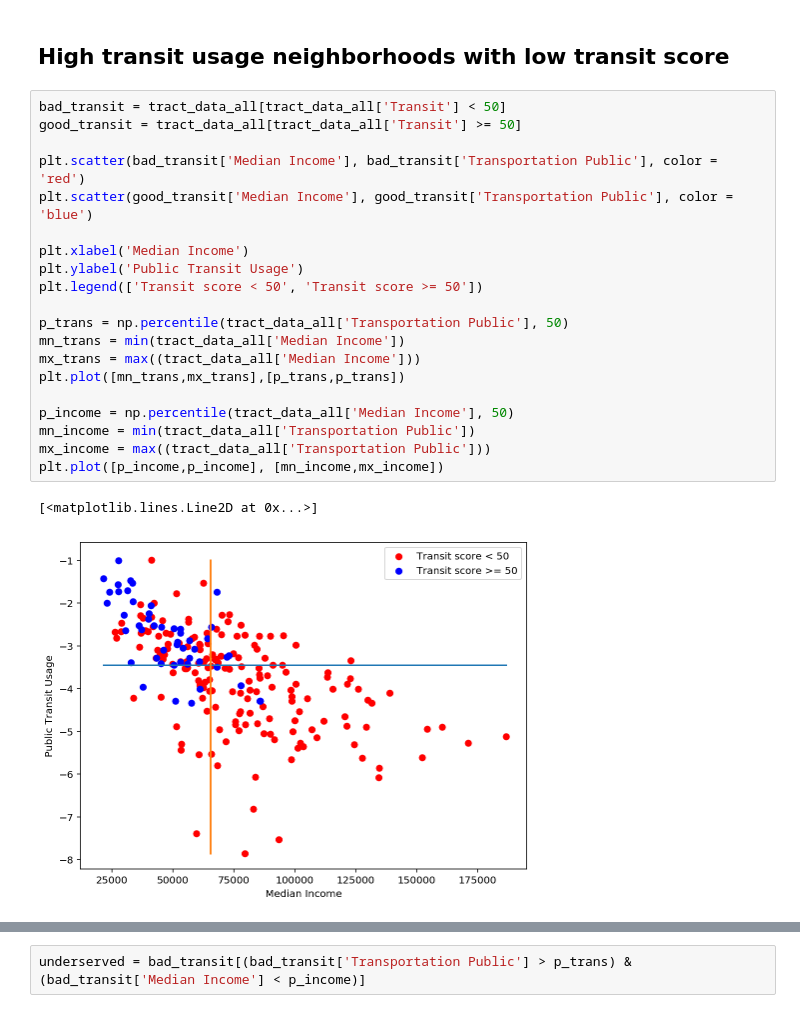
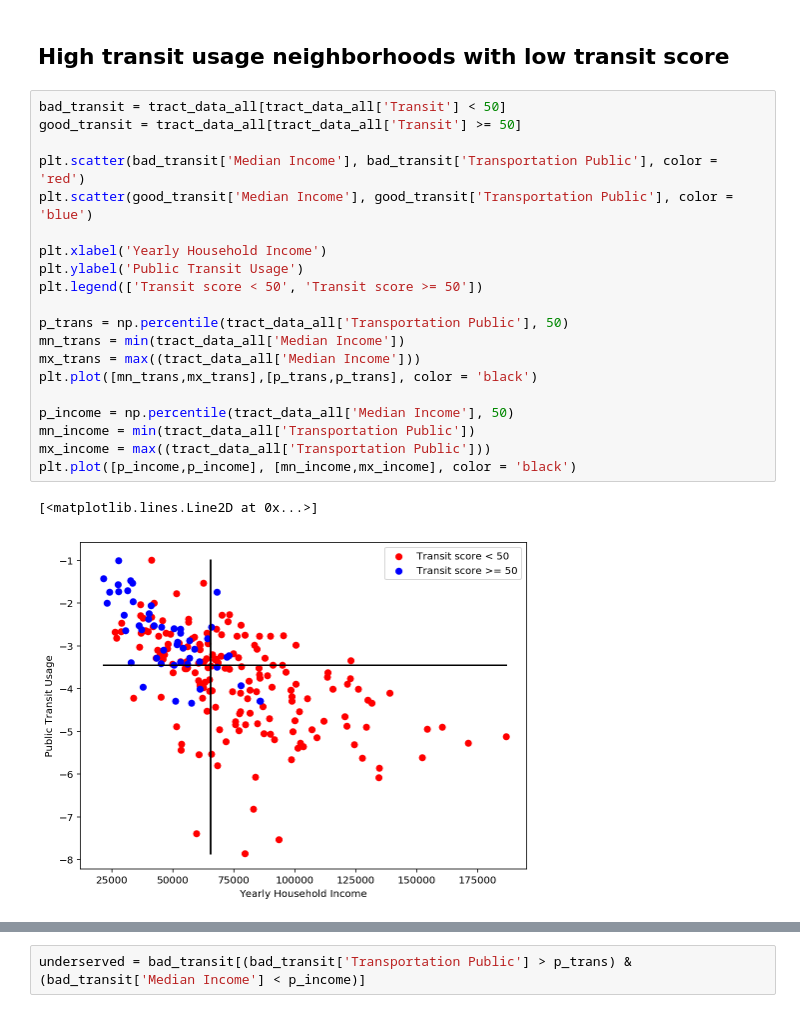
Before and after one commit to Hudsonnc/Pr_084, a Jupyter notebook: Pr_084_HackathonSubmission.ipynb, the cells around one changed output, grey strips where cells are left out. Saved outputs shown, nothing was run; the diff lists cells and outputs as text.

```diff
--- a/Pr_084_HackathonSubmission.ipynb
+++ b/Pr_084_HackathonSubmission.ipynb
@@ -1094,23 +1120,23 @@ plt.title('Residual Histogram')
 # %%
 bad_transit = tract_data_all[tract_data_all['Transit'] < 50]
 good_transit = tract_data_all[tract_data_all['Transit'] >= 50]
 
 plt.scatter(bad_transit['Median Income'], bad_transit['Transportation Public'], color = 'red')
 plt.scatter(good_transit['Median Income'], good_transit['Transportation Public'], color = 'blue')
 
-plt.xlabel('Median Income')
+plt.xlabel('Yearly Household Income')
 plt.ylabel('Public Transit Usage')
 plt.legend(['Transit score < 50', 'Transit score >= 50'])
 
 p_trans = np.percentile(tract_data_all['Transportation Public'], 50)
 mn_trans = min(tract_data_all['Median Income'])
 mx_trans = max((tract_data_all['Median Income']))
-plt.plot([mn_trans,mx_trans],[p_trans,p_trans])
+plt.plot([mn_trans,mx_trans],[p_trans,p_trans], color = 'black')
 
 p_income = np.percentile(tract_data_all['Median Income'], 50)
 mn_income = min(tract_data_all['Transportation Public'])
 mx_income = max((tract_data_all['Transportation Public']))
-plt.plot([p_income,p_income], [mn_income,mx_income])
+plt.plot([p_income,p_income], [mn_income,mx_income], color = 'black')
 # %% [output]
 [<matplotlib.lines.Line2D at 0x...>]
-[figure, old version]
+[figure, new version]
```
Also changed, not shown: parts of 12 cells of this notebook.
